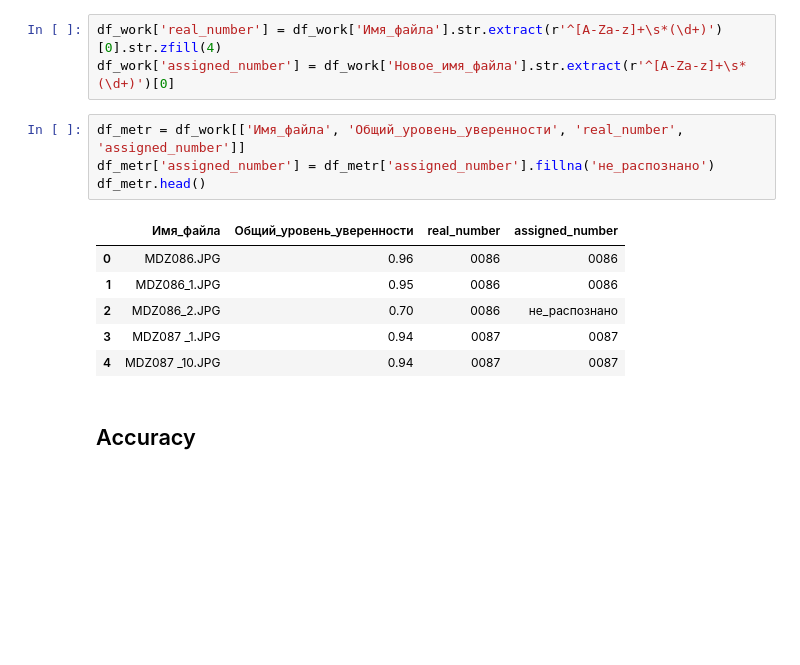
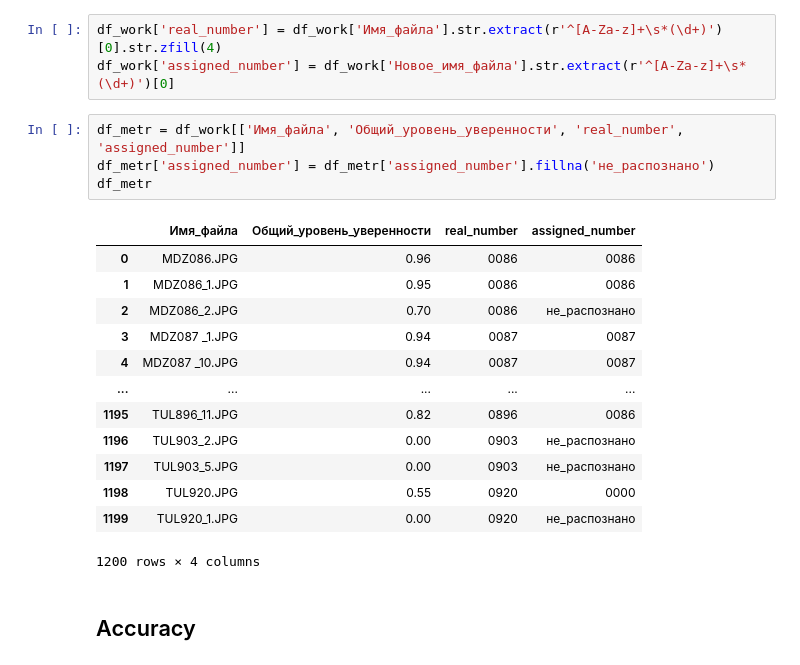
Before and after one commit to kiryall/safer-detection-ocr, a Jupyter notebook: notebooks/metrics.ipynb, the cells around one changed output. Saved outputs shown, nothing was run; the diff lists cells and outputs as text; blank space fills up the shorter version.

```diff
--- a/notebooks/metrics.ipynb
+++ b/notebooks/metrics.ipynb
@@ -62,14 +62,21 @@ df_work['assigned_number'] = df_work['Новое_имя_файла'].str.extract
 # %%
 df_metr = df_work[['Имя_файла', 'Общий_уровень_уверенности', 'real_number', 'assigned_number']]
 df_metr['assigned_number'] = df_metr['assigned_number'].fillna('не_распознано')
-df_metr.head()
+df_metr
 # %% [output]
 |  | Имя_файла | Общий_уровень_уверенности | real_number | assigned_number |
 | 0 | MDZ086.JPG | 0.96 | 0086 | 0086 |
 | 1 | MDZ086_1.JPG | 0.95 | 0086 | 0086 |
 | 2 | MDZ086_2.JPG | 0.70 | 0086 | не_распознано |
 | 3 | MDZ087 _1.JPG | 0.94 | 0087 | 0087 |
 | 4 | MDZ087 _10.JPG | 0.94 | 0087 | 0087 |
+| ... | ... | ... | ... | ... |
+| 1195 | TUL896_11.JPG | 0.82 | 0896 | 0086 |
+| 1196 | TUL903_2.JPG | 0.00 | 0903 | не_распознано |
+| 1197 | TUL903_5.JPG | 0.00 | 0903 | не_распознано |
+| 1198 | TUL920.JPG | 0.55 | 0920 | 0000 |
+| 1199 | TUL920_1.JPG | 0.00 | 0920 | не_распознано |
+1200 rows × 4 columns
 # %% [markdown]
 ## Accuracy
 # %%
```
Also changed, not shown: 3 other files.
